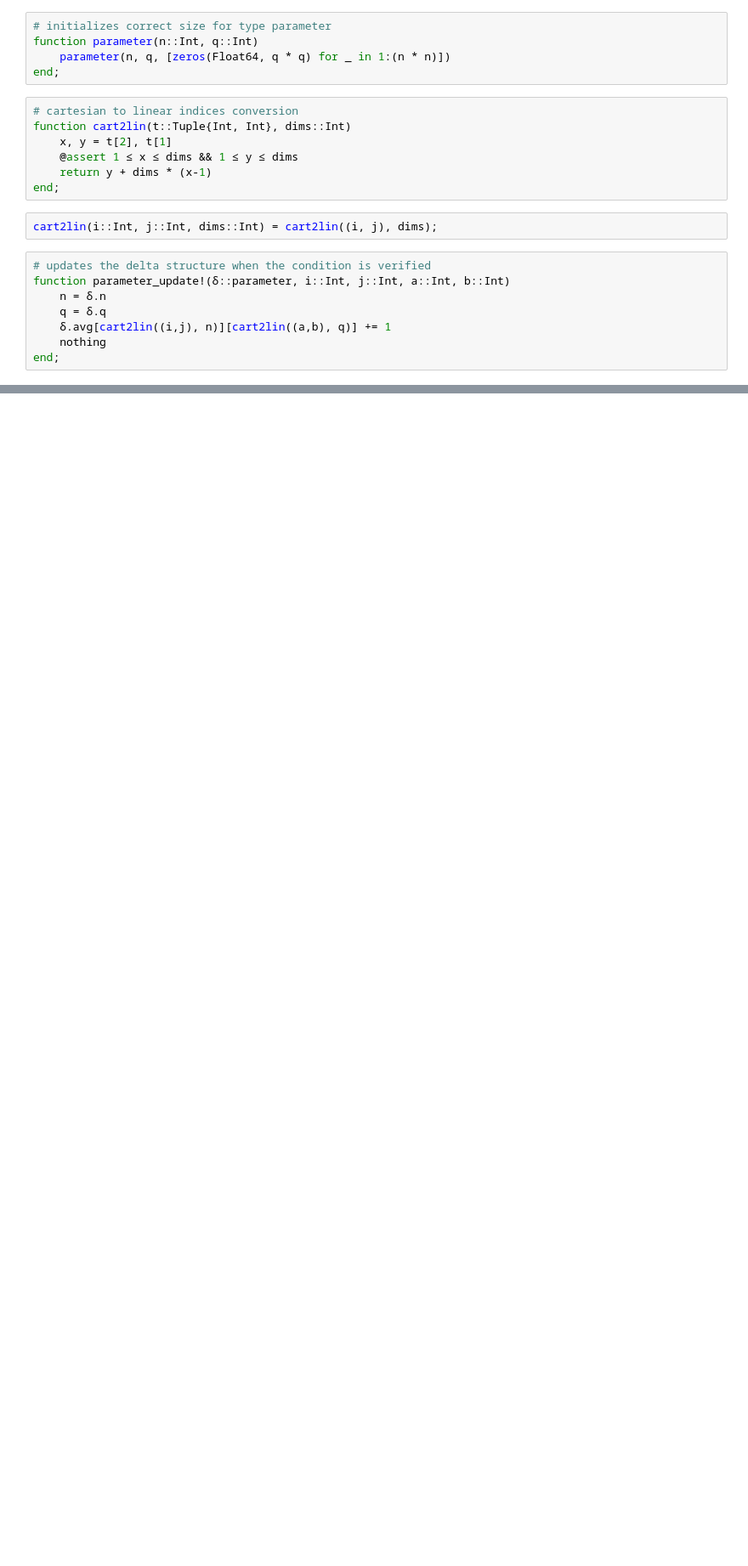
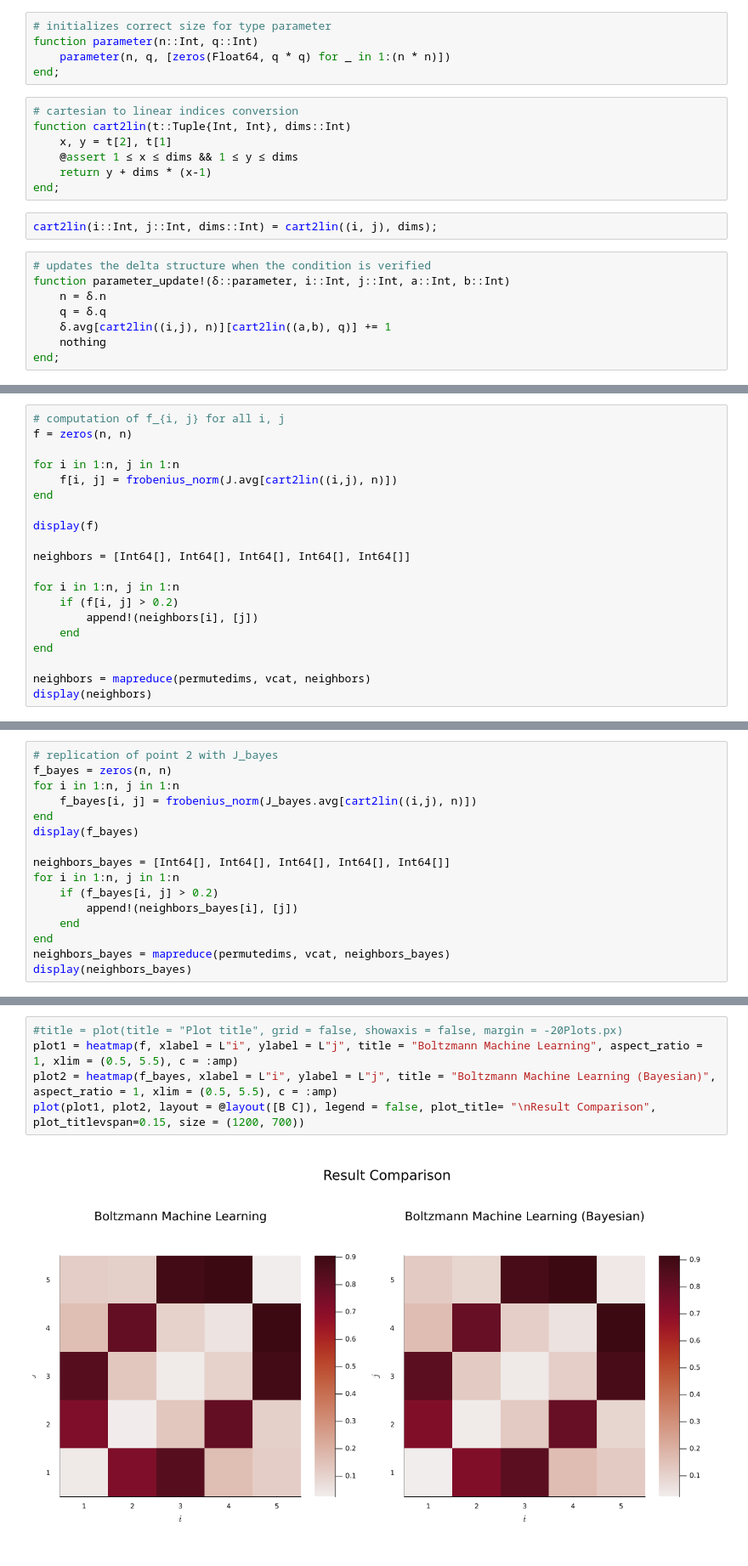
Before and after one commit to caporali/models_and_algorithms_project, a Jupyter notebook: project/parameter_struct.ipynb, the cells around one changed output, grey strips where cells are left out. Shown at 85% size. Cells and saved outputs as stored; diff of their text form; blank space fills up the shorter version.

Commit message:
MHMC to be revised, metric for convergence to be revised at point 4

```diff
--- a/project/parameter_struct.ipynb
+++ b/project/parameter_struct.ipynb
@@ -83,0 +215,20 @@ end;
+# %%
+# computation of f_{i, j} for all i, j
+f = zeros(n, n)
+
+for i in 1:n, j in 1:n
+	f[i, j] = frobenius_norm(J.avg[cart2lin((i,j), n)])
+end
+
+display(f)
+
+neighbors = [Int64[], Int64[], Int64[], Int64[], Int64[]]
+
+for i in 1:n, j in 1:n
+	if (f[i, j] > 0.2)
+		append!(neighbors[i], [j])
+	end
+end
+
+neighbors = mapreduce(permutedims, vcat, neighbors)
+display(neighbors)
@@ -83,0 +329,16 @@ end;
+# %%
+# replication of point 2 with J_bayes
+f_bayes = zeros(n, n)
+for i in 1:n, j in 1:n
+	f_bayes[i, j] = frobenius_norm(J_bayes.avg[cart2lin((i,j), n)])
+end
+display(f_bayes)
+
+neighbors_bayes = [Int64[], Int64[], Int64[], Int64[], Int64[]]
+for i in 1:n, j in 1:n
+	if (f_bayes[i, j] > 0.2)
+		append!(neighbors_bayes[i], [j])
+	end
+end
+neighbors_bayes = mapreduce(permutedims, vcat, neighbors_bayes)
+display(neighbors_bayes)
@@ -83,0 +358,7 @@ end;
+# %%
+#title = plot(title = "Plot title", grid = false, showaxis = false, margin = -20Plots.px)
+plot1 = heatmap(f, xlabel = L"i", ylabel = L"j", title = "Boltzmann Machine Learning", aspect_ratio = 1, xlim = (0.5, 5.5), c = :amp)
+plot2 = heatmap(f_bayes, xlabel = L"i", ylabel = L"j", title = "Boltzmann Machine Learning (Bayesian)", aspect_ratio = 1, xlim = (0.5, 5.5), c = :amp)
+plot(plot1, plot2, layout = @layout([B C]), legend = false, plot_title= "\nResult Comparison", plot_titlevspan=0.15, size = (1200, 700))
+# %% [output]
+[figure, added]
```
Also changed, not shown: parts of 27 cells of this notebook, 2 other files.
